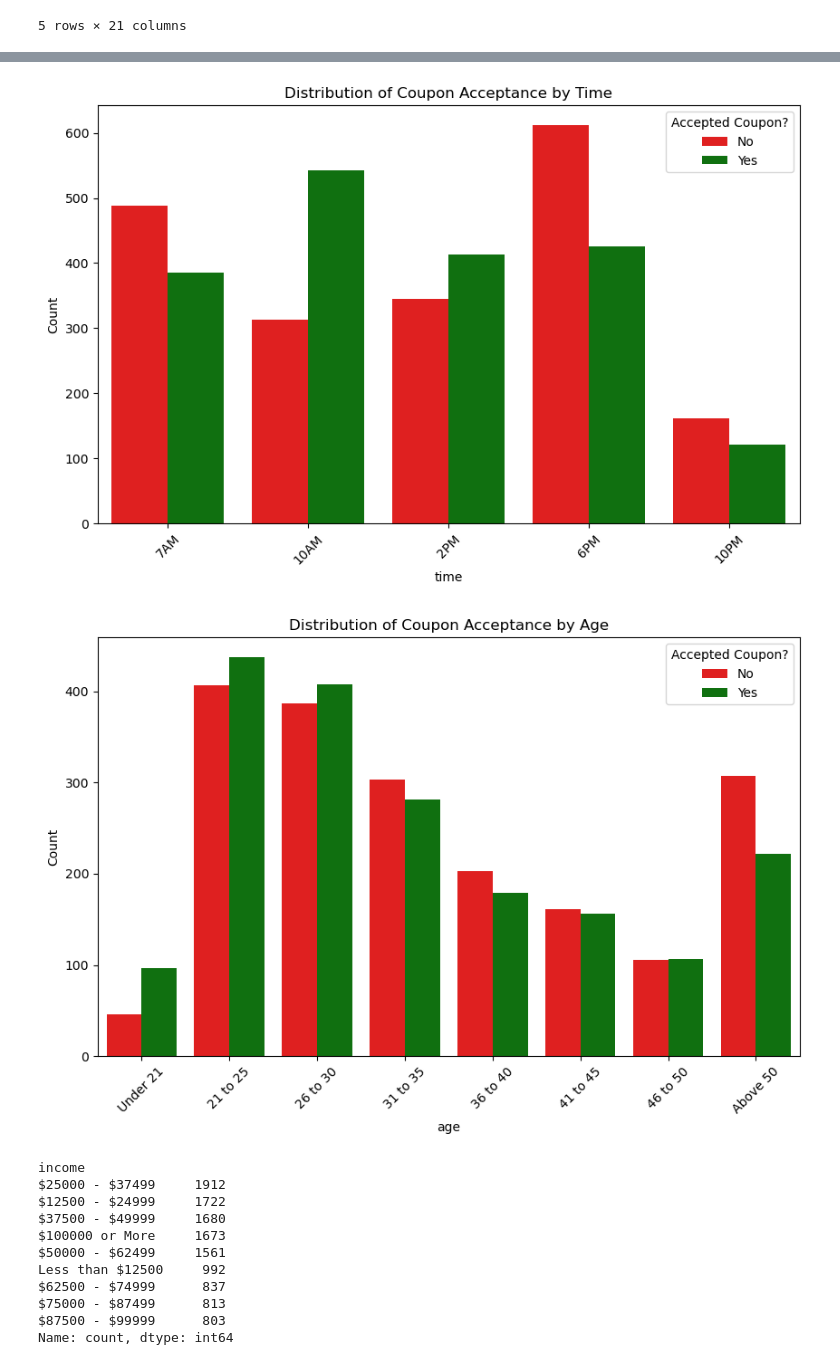
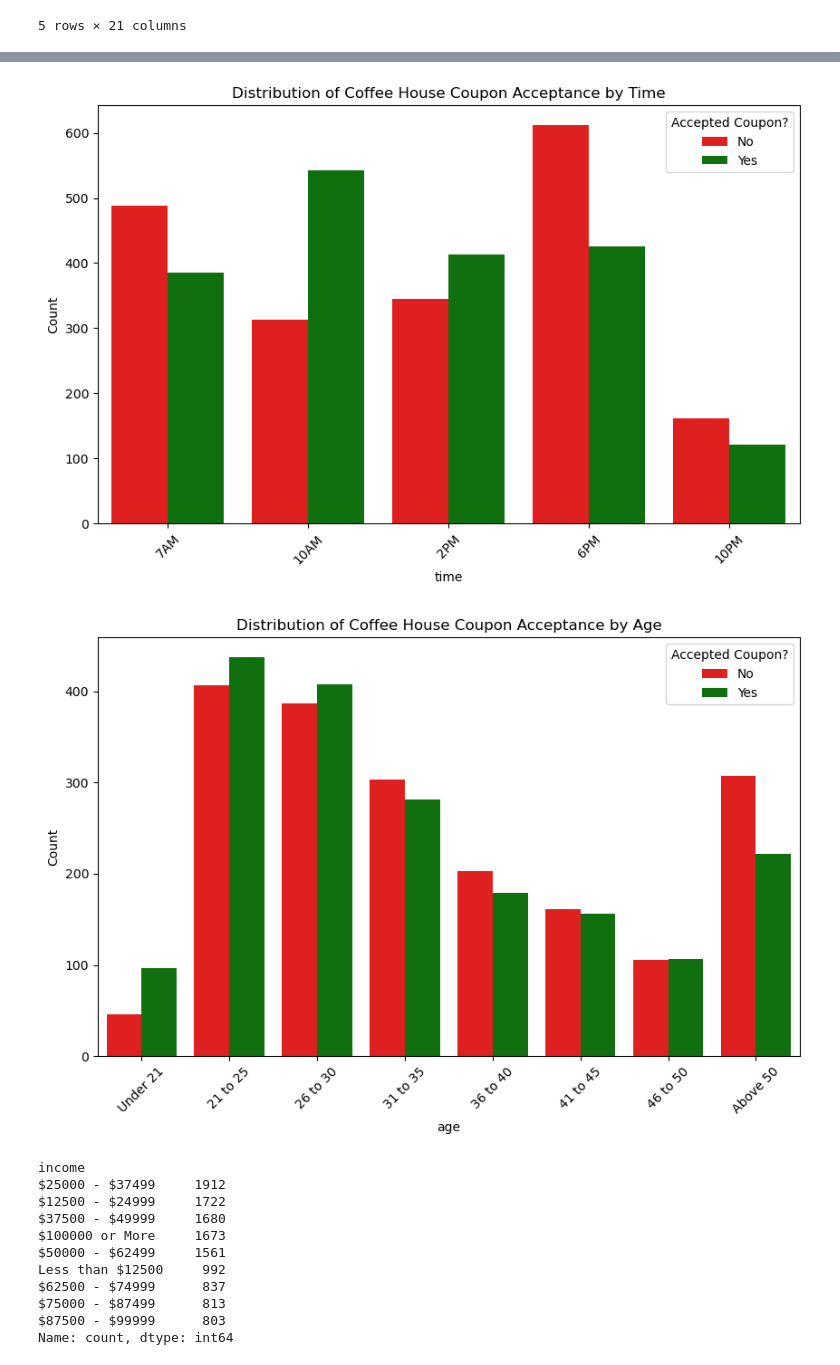
Before and after one commit to mahirkg/uc-berkeley-ml-ai-repo, a Jupyter notebook: required-assignment-5.1/assignment.ipynb, the cells around one changed output, grey strips where cells are left out. Drawn from its saved outputs; the diff is of its cells as text; code cells hidden in the pictures.

```diff
--- a/required-assignment-5.1/assignment.ipynb
+++ b/required-assignment-5.1/assignment.ipynb
@@ -440,17 +440,17 @@ for col in ['destination', 'passenger', 'weather', 'temperature', 'expiration',
 # %%
 plt.figure(figsize=(10,6))
 sns.countplot(data = coffeeHouses,
               x = 'time',
               hue='acceptedCoupon',
               palette={"Yes": "green", "No": "red"},
               order=['7AM', '10AM', '2PM', '6PM', '10PM'])
-plt.title(f'Distribution of Coupon Acceptance by Time')
+plt.title(f'Distribution of Coffee House Coupon Acceptance by Time')
 plt.xticks(rotation=45)
 plt.ylabel('Count')
 plt.legend(title='Accepted Coupon?')
 plt.savefig(f'images/coffee-house-coupon-acceptance-by-time.png')
 # %% [output]
-[figure, old version]
+[figure, new version]
 # %%
 plt.figure(figsize=(10,6))
 sns.countplot(data = coffeeHouses,
@@ -458,13 +458,13 @@ sns.countplot(data = coffeeHouses,
               hue='acceptedCoupon',
               palette={"Yes": "green", "No": "red"},
               order=['Under 21', '21 to 25', '26 to 30', '31 to 35', '36 to 40', '41 to 45', '46 to 50', 'Above 50'])
-plt.title(f'Distribution of Coupon Acceptance by Age')
+plt.title(f'Distribution of Coffee House Coupon Acceptance by Age')
 plt.xticks(rotation=45)
 plt.ylabel('Count')
 plt.legend(title='Accepted Coupon?')
 plt.savefig(f'images/coffee-house-coupon-acceptance-by-age.png')
 # %% [output]
-[figure, old version]
+[figure, new version]
 # %%
 data['income'].value_counts()
 # %% [output]
```
Also changed, not shown: parts of 17 cells of this notebook, 20 other files.
